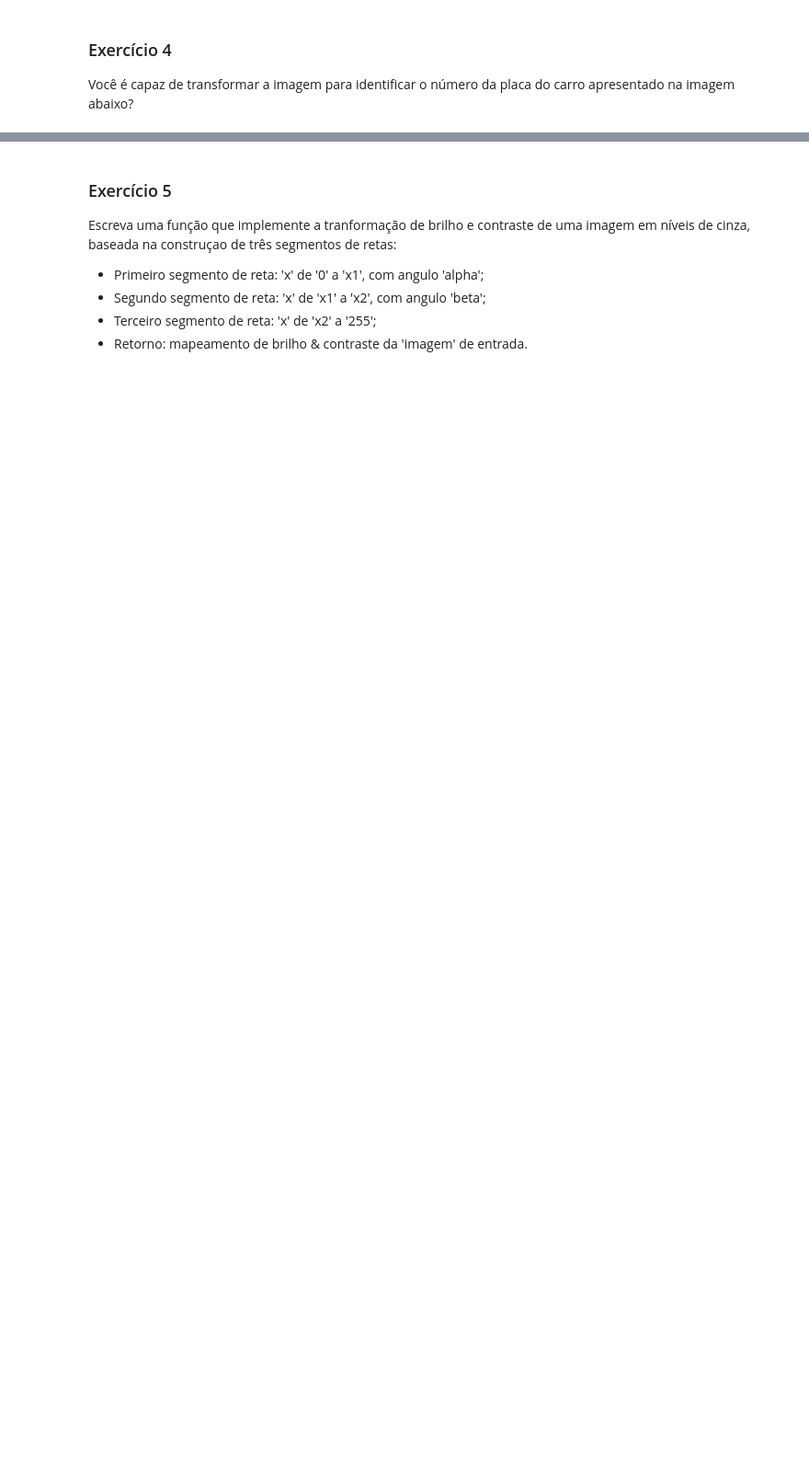
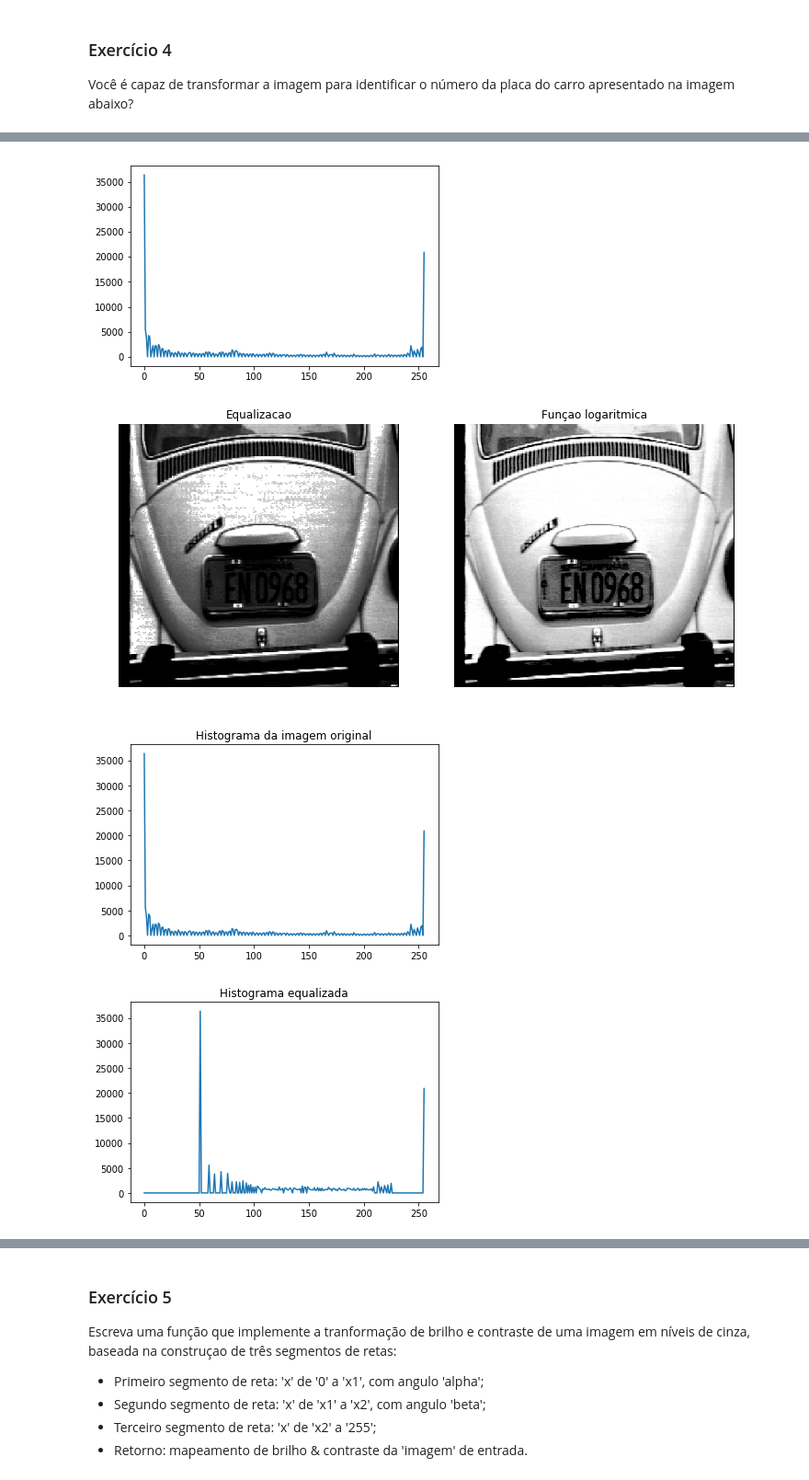
Before and after one commit to ferseiti/ia898, a Jupyter notebook: 2S2018/IA898A_Ex03_FernandoFurusato.ipynb, the cells around one changed output, grey strips where cells are left out. Shown at 92% size. Drawn from its saved outputs; the diff is of its cells as text; code cells hidden in the pictures; blank space fills up the shorter version.

```diff
--- a/2S2018/IA898A_Ex03_FernandoFurusato.ipynb
+++ b/2S2018/IA898A_Ex03_FernandoFurusato.ipynb
@@ -306,30 +338,37 @@ f1 = T[f_normalized].astype('uint8')
 
 T2 = normalize(np.log(np.arange(256).astype('uint8') + 1.))
 f2 = T2[f_normalized]
 
 plt.plot(h)
+
+fig=plt.figure(figsize=(12,12))
 
 plt.subplot(121).axis('off')
 plt.title('Equalizacao')
 plt.imshow(f1, cmap='gray')
 
 
 plt.subplot(122).axis('off')
 plt.title('Funçao logaritmica')
 plt.imshow(f2, cmap='gray')
 
 plt.show()
 
 h1 = ia898_histogram(f1)
 h2 = ia898_histogram(f2)
 plt.plot(h)
 plt.title('Histograma da imagem original')
 plt.show()
 
 plt.plot(h1)
 plt.title('Histograma equalizada')
 plt.show()
 
 plt.plot(h2)
 plt.title('Histograma transformação logarítimca')
 plt.show()
+# %% [output]
+[figure, added]
+[figure, added]
+[figure, added]
+[figure, added]
```
Also changed, not shown: parts of 20 cells of this notebook.
